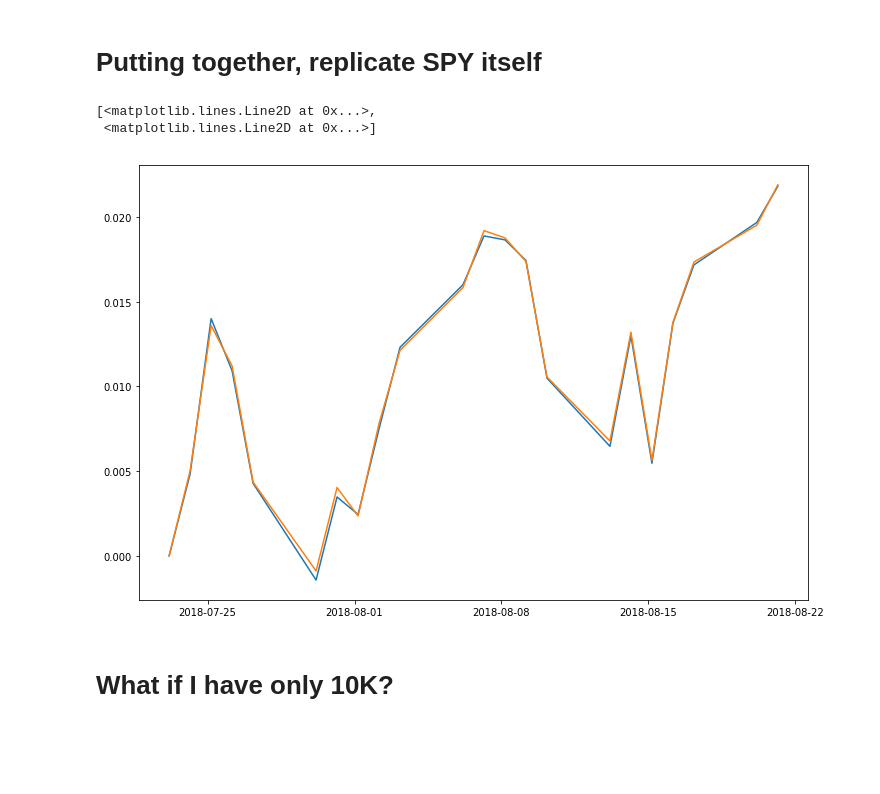
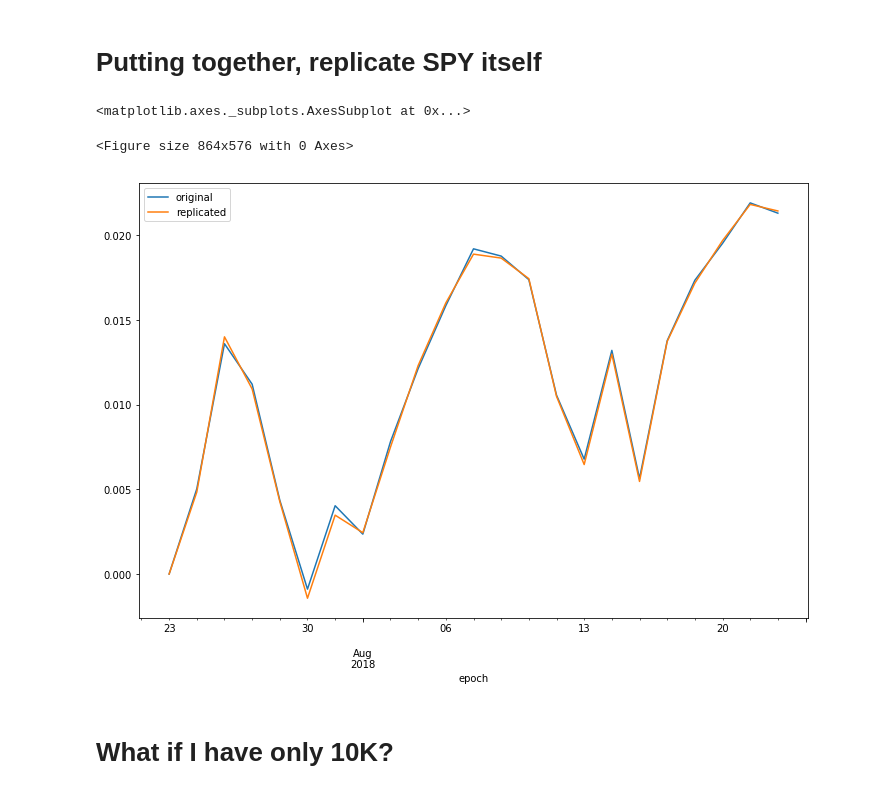
Before and after one commit to alpacahq/blogmaterials, a Jupyter notebook: 001-etf-replicator/etf-replicate.ipynb, the cells around one changed output. Drawn from its saved outputs; the diff is of its cells as text; code cells hidden in the pictures; blank space fills up the shorter version.

Commit message:
Update chart with labels

```diff
--- a/001-etf-replicator/etf-replicate.ipynb
+++ b/001-etf-replicator/etf-replicate.ipynb
@@ -154,11 +154,11 @@ original_perf = (etf.close - etf.close[0]) / etf.close[0]
 performance = pd.DataFrame({'replicated': replicated_perf, 'original': original_perf})
 # %%
 plt.figure(figsize=(12, 8))
-plt.plot(performance)
+performance.plot(figsize=(12, 8))
 # %% [output]
-[<matplotlib.lines.Line2D at 0x...>,
- <matplotlib.lines.Line2D at 0x...>]
+<matplotlib.axes._subplots.AxesSubplot at 0x...>
+<Figure size 864x576 with 0 Axes>
-[figure, old version]
+[figure, new version]
 # %% [markdown]
 # What if I have only 10K?
 # %%
```
Also changed, not shown: parts of 6 cells of this notebook.
